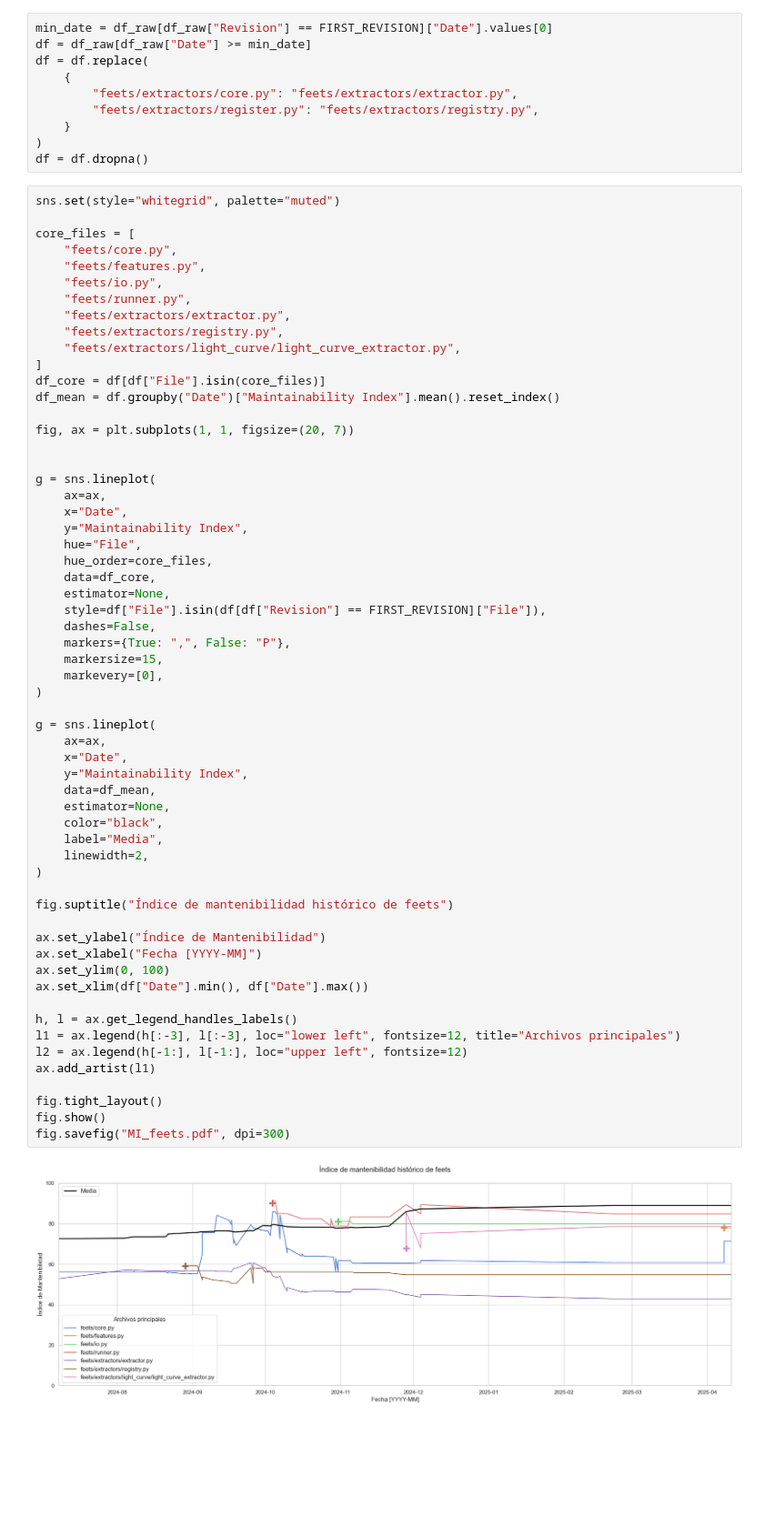
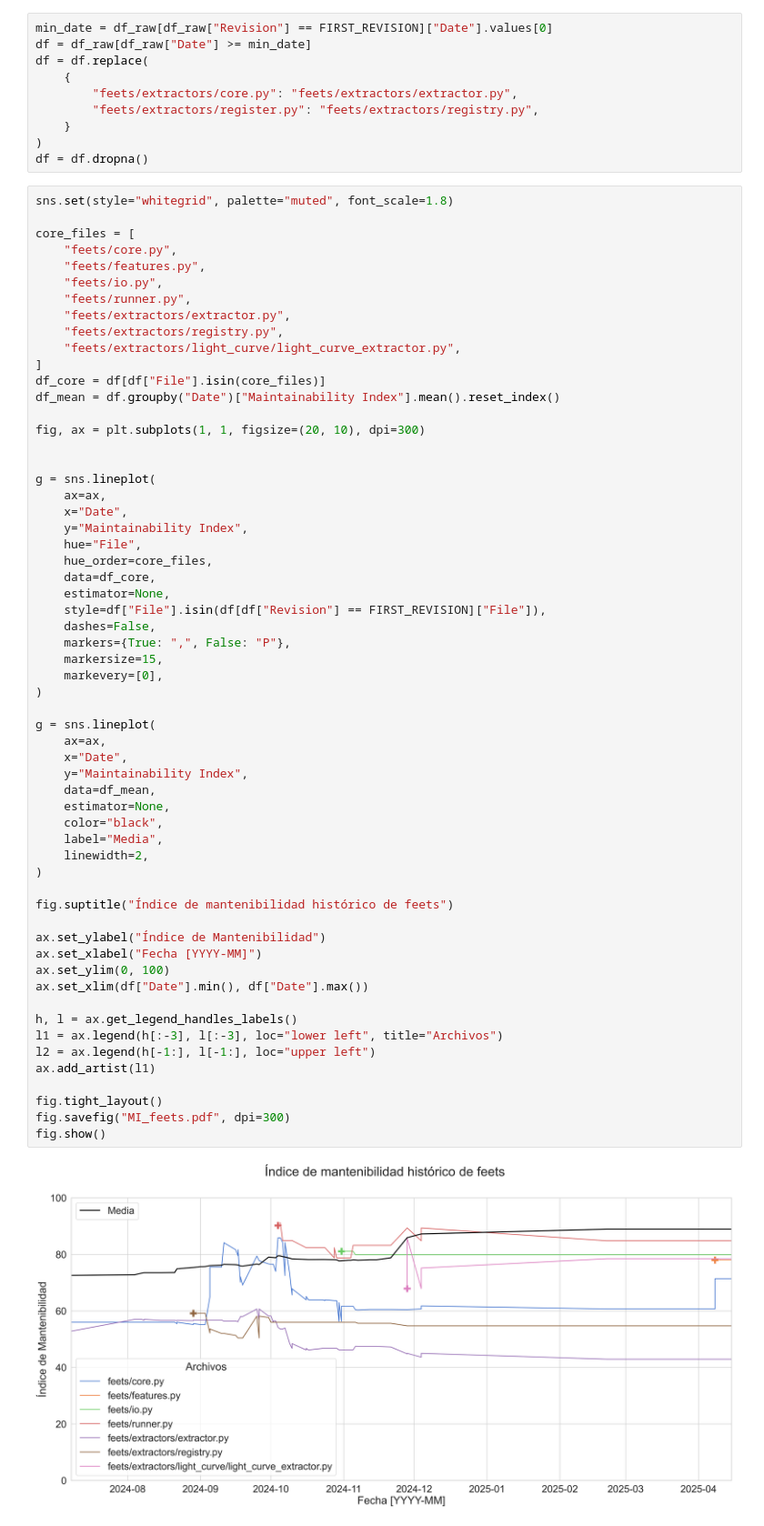
Before and after one commit to quatrope/feets, a Jupyter notebook: wilyapi.ipynb, the cells around one changed output. Shown at 91% size. Drawn from its saved outputs; the diff is of its cells as text; blank space fills up the shorter version.

```diff
--- a/wilyapi.ipynb
+++ b/wilyapi.ipynb
@@ -38,7 +38,7 @@ df = df.replace(
 )
 df = df.dropna()
 # %%
-sns.set(style="whitegrid", palette="muted")
+sns.set(style="whitegrid", palette="muted", font_scale=1.8)
 
 core_files = [
     "feets/core.py",
@@ -52,7 +52,7 @@ core_files = [
 df_core = df[df["File"].isin(core_files)]
 df_mean = df.groupby("Date")["Maintainability Index"].mean().reset_index()
 
-fig, ax = plt.subplots(1, 1, figsize=(20, 7))
+fig, ax = plt.subplots(1, 1, figsize=(20, 10), dpi=300)
 
 
 g = sns.lineplot(
@@ -67,34 +67,34 @@ g = sns.lineplot(
     dashes=False,
     markers={True: ",", False: "P"},
     markersize=15,
     markevery=[0],
 )
 
 g = sns.lineplot(
     ax=ax,
     x="Date",
     y="Maintainability Index",
     data=df_mean,
     estimator=None,
     color="black",
     label="Media",
     linewidth=2,
 )
 
 fig.suptitle("Índice de mantenibilidad histórico de feets")
 
 ax.set_ylabel("Índice de Mantenibilidad")
 ax.set_xlabel("Fecha [YYYY-MM]")
 ax.set_ylim(0, 100)
 ax.set_xlim(df["Date"].min(), df["Date"].max())
 
 h, l = ax.get_legend_handles_labels()
-l1 = ax.legend(h[:-3], l[:-3], loc="lower left", fontsize=12, title="Archivos principales")
-l2 = ax.legend(h[-1:], l[-1:], loc="upper left", fontsize=12)
+l1 = ax.legend(h[:-3], l[:-3], loc="lower left", title="Archivos")
+l2 = ax.legend(h[-1:], l[-1:], loc="upper left")
 ax.add_artist(l1)
 
 fig.tight_layout()
+fig.savefig("MI_feets.pdf", dpi=300)
 fig.show()
-fig.savefig("MI_feets.pdf", dpi=300)
 # %% [output]
-[figure, old version]
+[figure, new version]
```
Also changed, not shown: parts of 1 cell of this notebook.
